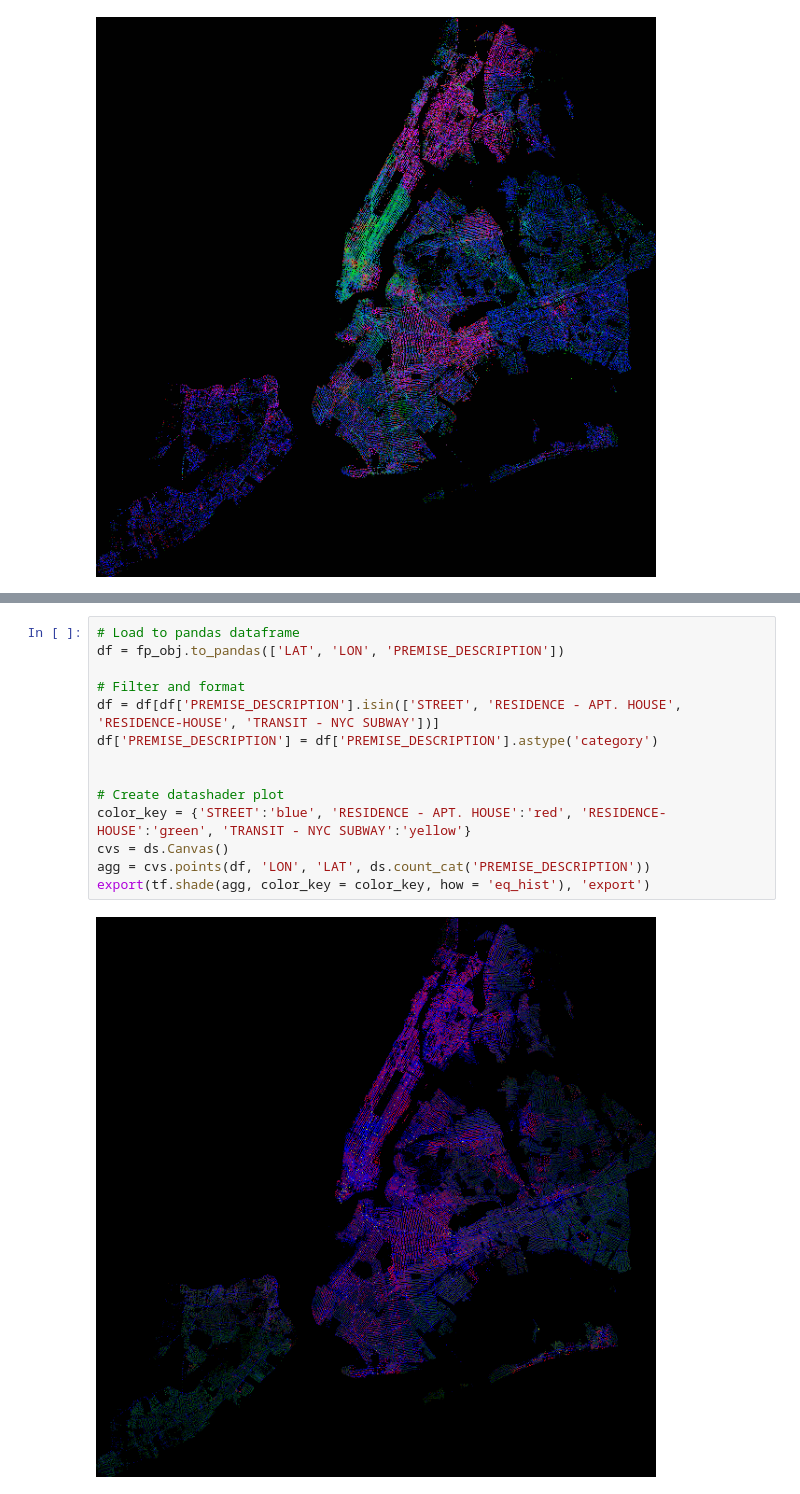
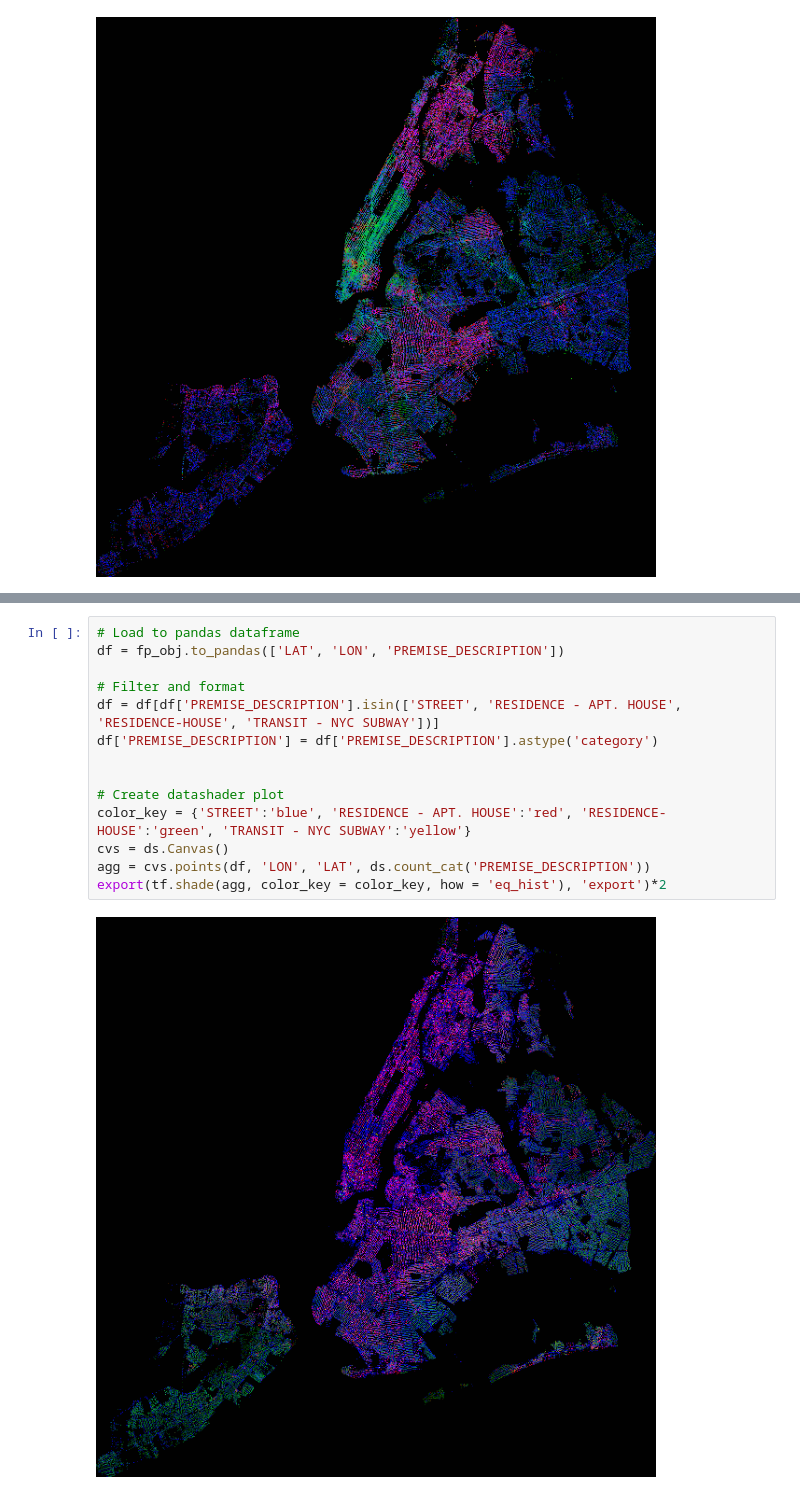
Before and after one commit to strikingmoose/nypd_complaints, a Jupyter notebook: notebook/14 - Data Exploration (Part VIIII - Lat Long Visualization By Category).ipynb, the cells around one changed output, grey strips where cells are left out. Saved outputs shown, nothing was run; the diff lists cells and outputs as text.

```diff
--- a/notebook/14 - Data Exploration (Part VIIII - Lat Long Visualization By Category).ipynb
+++ b/notebook/14 - Data Exploration (Part VIIII - Lat Long Visualization By Category).ipynb
@@ -197,16 +203,16 @@ Okay, let's slice and dice this map one more way.
 # %%
 # Load to pandas dataframe
 df = fp_obj.to_pandas(['LAT', 'LON', 'PREMISE_DESCRIPTION'])
 
 # Filter and format
 df = df[df['PREMISE_DESCRIPTION'].isin(['STREET', 'RESIDENCE - APT. HOUSE', 'RESIDENCE-HOUSE', 'TRANSIT - NYC SUBWAY'])]
 df['PREMISE_DESCRIPTION'] = df['PREMISE_DESCRIPTION'].astype('category')
 
 
 # Create datashader plot
 color_key = {'STREET':'blue', 'RESIDENCE - APT. HOUSE':'red', 'RESIDENCE-HOUSE':'green', 'TRANSIT - NYC SUBWAY':'yellow'}
 cvs = ds.Canvas()
 agg = cvs.points(df, 'LON', 'LAT', ds.count_cat('PREMISE_DESCRIPTION'))
-export(tf.shade(agg, color_key = color_key, how = 'eq_hist'), 'export')
+export(tf.shade(agg, color_key = color_key, how = 'eq_hist'), 'export')*2
 # %% [output]
-[figure, old version]
+[figure, new version]
```
Also changed, not shown: parts of 6 cells of this notebook.
